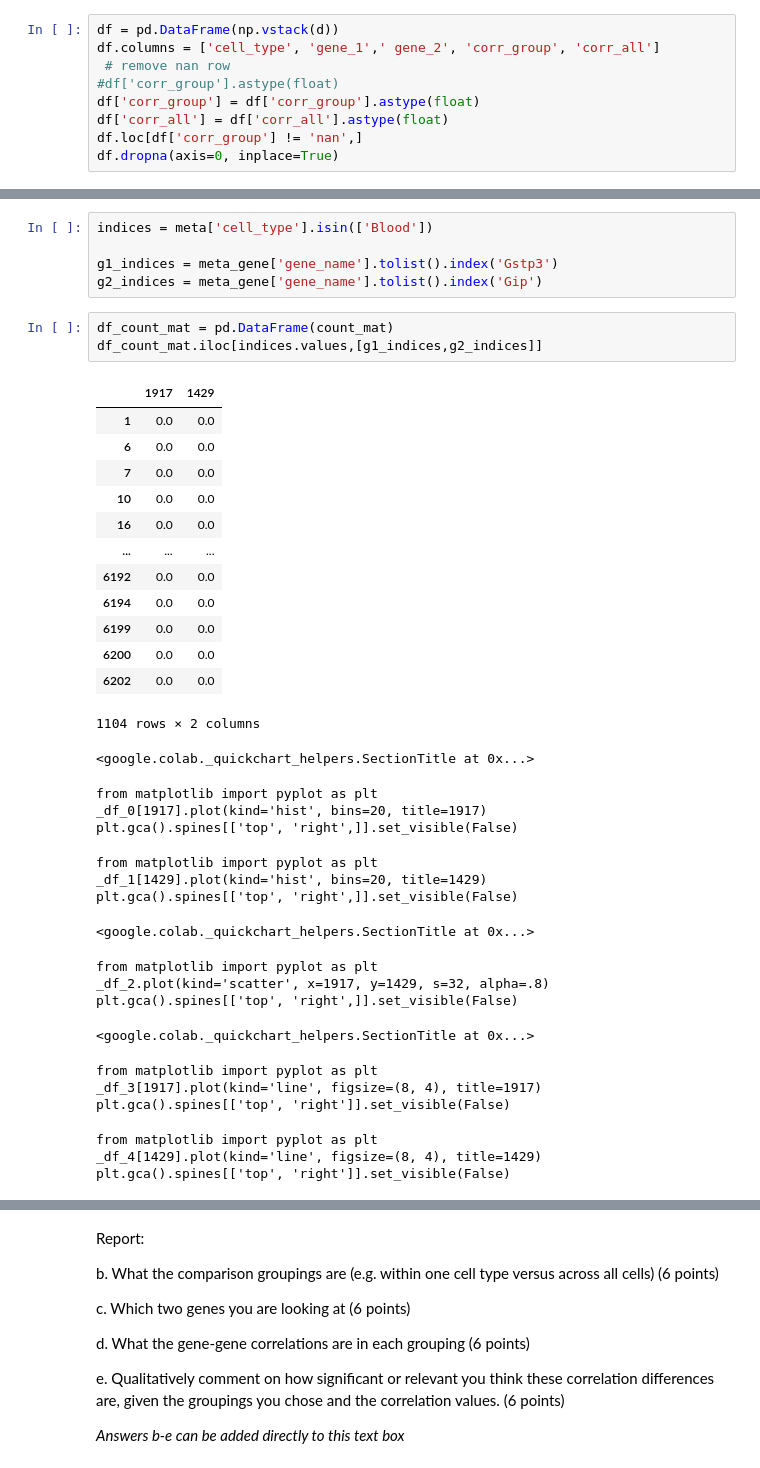
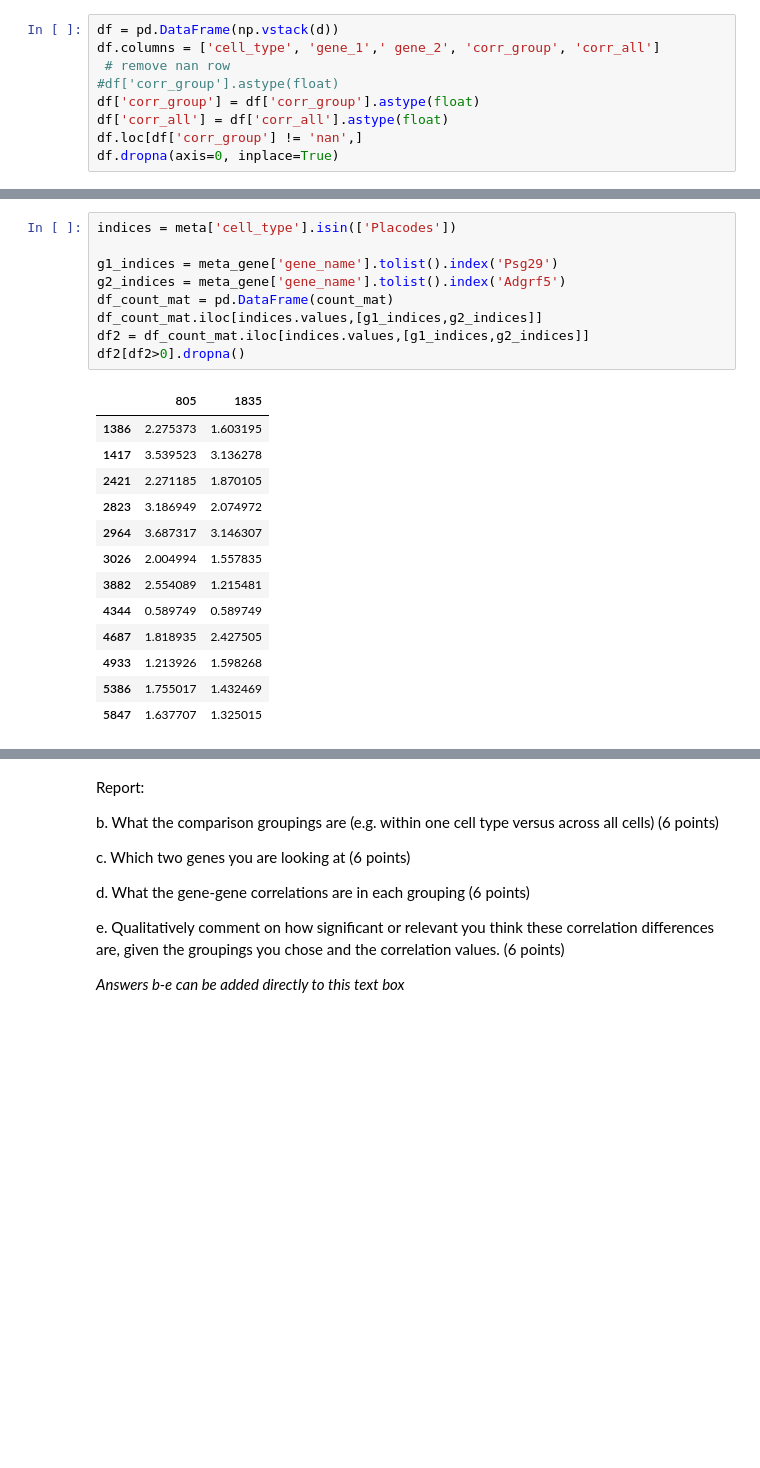
Before and after one commit to xqyn/BI-BE-CS-183-2023-HW, a Jupyter notebook: HW1/Problem3.ipynb, the cells around one changed output, grey strips where cells are left out. Cells and saved outputs as stored; diff of their text form; blank space fills up the shorter version.

```diff
--- a/HW1/Problem3.ipynb
+++ b/HW1/Problem3.ipynb
@@ -280,40 +321,23 @@ df.loc[df['corr_delta'] == max(df['corr_delta'])]
 # %%
-indices = meta['cell_type'].isin(['Blood'])
+indices = meta['cell_type'].isin(['Placodes'])
 
-g1_indices = meta_gene['gene_name'].tolist().index('Gstp3')
-g2_indices = meta_gene['gene_name'].tolist().index('Gip')
+g1_indices = meta_gene['gene_name'].tolist().index('Psg29')
+g2_indices = meta_gene['gene_name'].tolist().index('Adgrf5')
+df_count_mat = pd.DataFrame(count_mat)
+df_count_mat.iloc[indices.values,[g1_indices,g2_indices]]
+df2 = df_count_mat.iloc[indices.values,[g1_indices,g2_indices]]
+df2[df2>0].dropna()
+# %% [output]
+|  | 805 | 1835 |
+| 1386 | 2.275373 | 1.603195 |
+| 1417 | 3.539523 | 3.136278 |
+| 2421 | 2.271185 | 1.870105 |
+| 2823 | 3.186949 | 2.074972 |
+| 2964 | 3.687317 | 3.146307 |
+| 3026 | 2.004994 | 1.557835 |
+| 3882 | 2.554089 | 1.215481 |
+| 4344 | 0.589749 | 0.589749 |
+| 4687 | 1.818935 | 2.427505 |
+| 4933 | 1.213926 | 1.598268 |
+| 5386 | 1.755017 | 1.432469 |
+| 5847 | 1.637707 | 1.325015 |
-# %%
-df_count_mat = pd.DataFrame(count_mat)
-df_count_mat.iloc[indices.values,[g1_indices,g2_indices]]
-# %% [output]
-|  | 1917 | 1429 |
-| 1 | 0.0 | 0.0 |
-| 6 | 0.0 | 0.0 |
-| 7 | 0.0 | 0.0 |
-| 10 | 0.0 | 0.0 |
-| 16 | 0.0 | 0.0 |
-| ... | ... | ... |
-| 6192 | 0.0 | 0.0 |
-| 6194 | 0.0 | 0.0 |
-| 6199 | 0.0 | 0.0 |
-| 6200 | 0.0 | 0.0 |
-| 6202 | 0.0 | 0.0 |
-1104 rows × 2 columns
-<google.colab._quickchart_helpers.SectionTitle at 0x...>
-from matplotlib import pyplot as plt
-_df_0[1917].plot(kind='hist', bins=20, title=1917)
-plt.gca().spines[['top', 'right',]].set_visible(False)
-from matplotlib import pyplot as plt
-_df_1[1429].plot(kind='hist', bins=20, title=1429)
-plt.gca().spines[['top', 'right',]].set_visible(False)
-<google.colab._quickchart_helpers.SectionTitle at 0x...>
-from matplotlib import pyplot as plt
-_df_2.plot(kind='scatter', x=1917, y=1429, s=32, alpha=.8)
-plt.gca().spines[['top', 'right',]].set_visible(False)
-<google.colab._quickchart_helpers.SectionTitle at 0x...>
-from matplotlib import pyplot as plt
-_df_3[1917].plot(kind='line', figsize=(8, 4), title=1917)
-plt.gca().spines[['top', 'right']].set_visible(False)
-from matplotlib import pyplot as plt
-_df_4[1429].plot(kind='line', figsize=(8, 4), title=1429)
-plt.gca().spines[['top', 'right']].set_visible(False)
```
Also changed, not shown: parts of 10 cells of this notebook.
